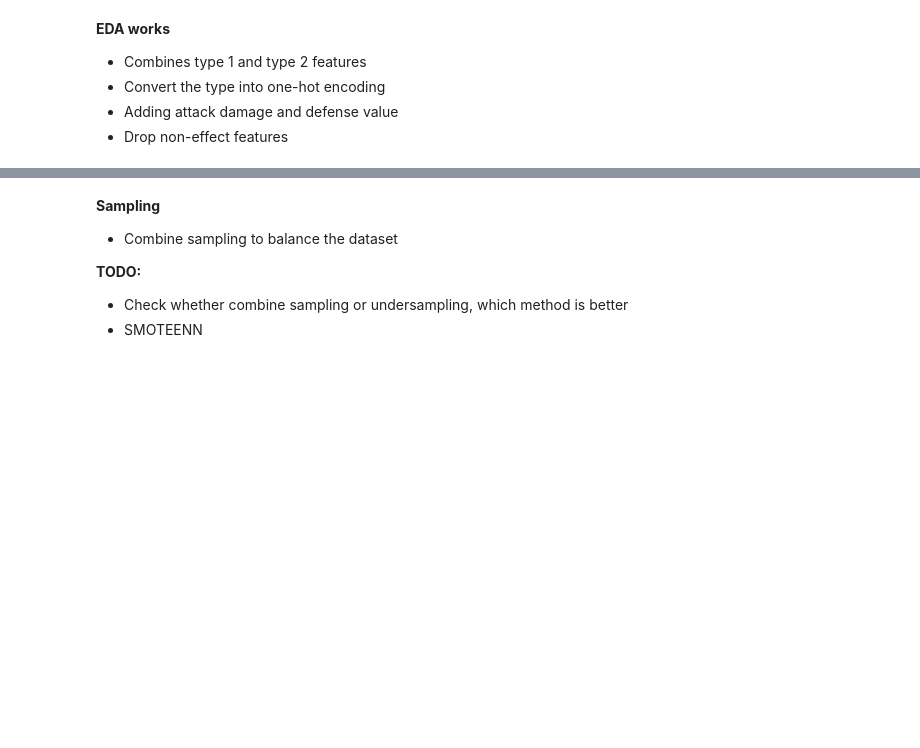
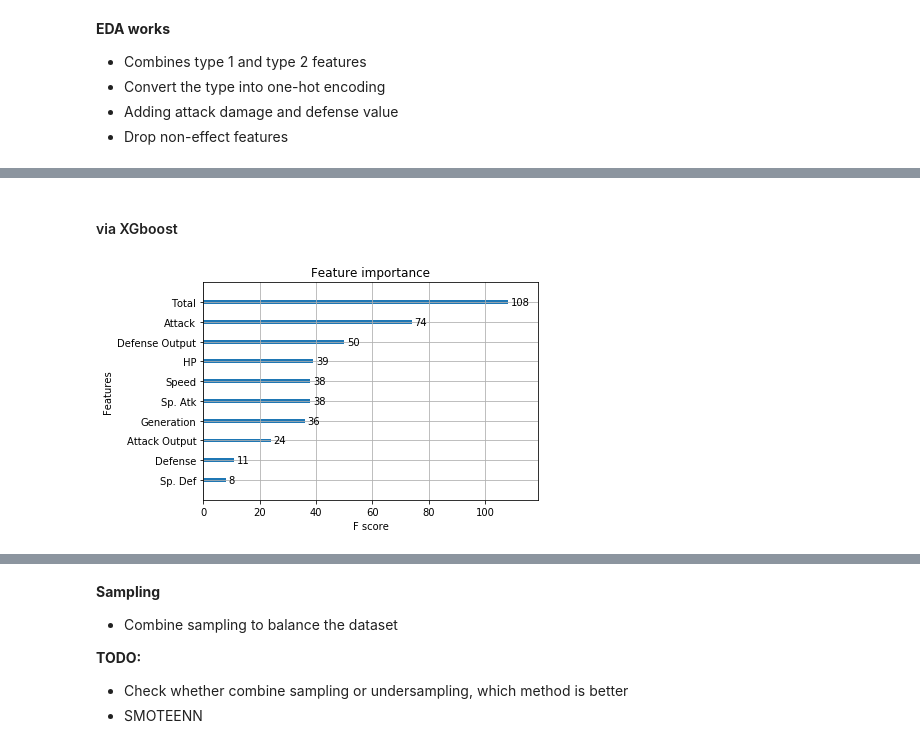
Before and after one commit to peteryph/Kaggle-Pokemon-Status, a Jupyter notebook: Pokemon.ipynb, the cells around one changed output, grey strips where cells are left out. Cells and saved outputs as stored; diff of their text form; code cells hidden in the pictures; blank space fills up the shorter version.

```diff
--- a/Pokemon.ipynb
+++ b/Pokemon.ipynb
@@ -92,0 +137,15 @@ df = scale_df
+# %% [markdown]
+#### via XGboost
+# %%
+# xgboost
+from xgboost import XGBClassifier
+from xgboost import plot_importance
+
+model = XGBClassifier()
+model.fit(df.drop(columns = ["Legendary"]), df["Legendary"])
+
+# plot feature importance
+plot_importance(model, max_num_features= 10)
+pyplot.show()
+# %% [output]
+[figure, added]
```
Also changed, not shown: parts of 35 cells of this notebook.
